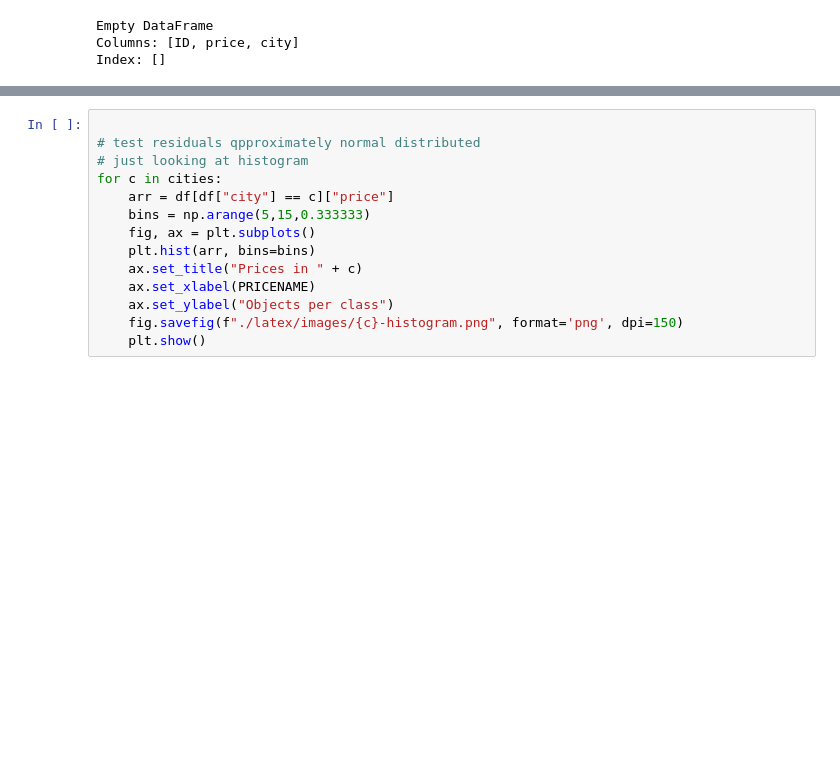
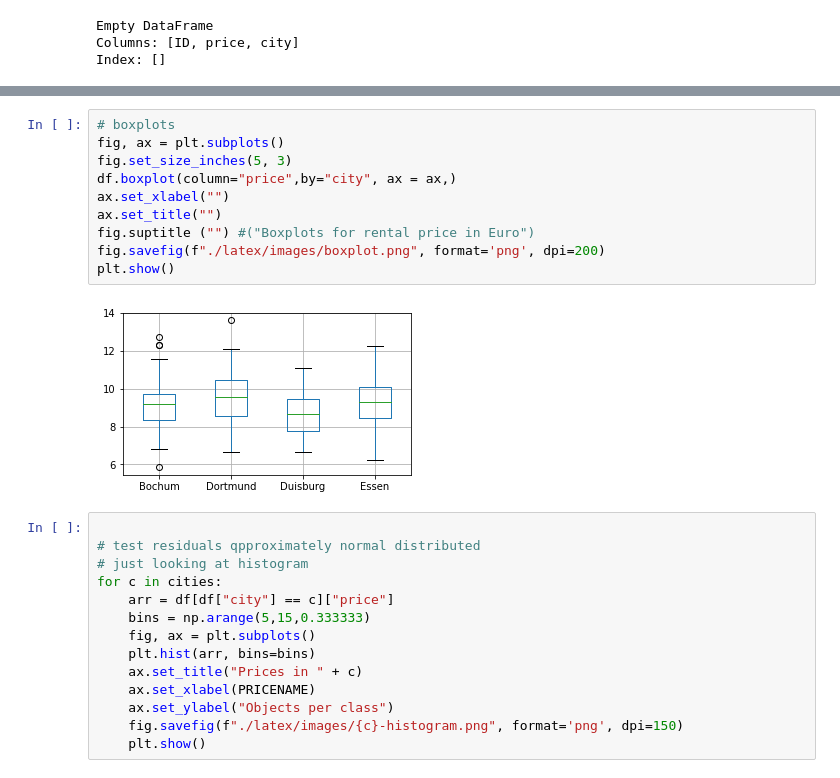
Before and after one commit to tadeohepperle/introductory-case-studies-project2, a Jupyter notebook: main.ipynb, the cells around one changed output, grey strips where cells are left out. Cells and saved outputs as stored; diff of their text form; blank space fills up the shorter version.

```diff
--- a/main.ipynb
+++ b/main.ipynb
@@ -46,3 +47,15 @@ Essen     50     50
+# %%
+# boxplots
+fig, ax = plt.subplots()
+fig.set_size_inches(5, 3)
+df.boxplot(column="price",by="city", ax = ax,)
+ax.set_xlabel("")
+ax.set_title("")
+fig.suptitle ("") #("Boxplots for rental price in Euro")
+fig.savefig(f"./latex/images/boxplot.png", format='png', dpi=200)
+plt.show()
+# %% [output]
+[figure, added]
 # %%
 
 # test residuals qpproximately normal distributed
```
Also changed, not shown: parts of 6 cells of this notebook, 24 other files.
